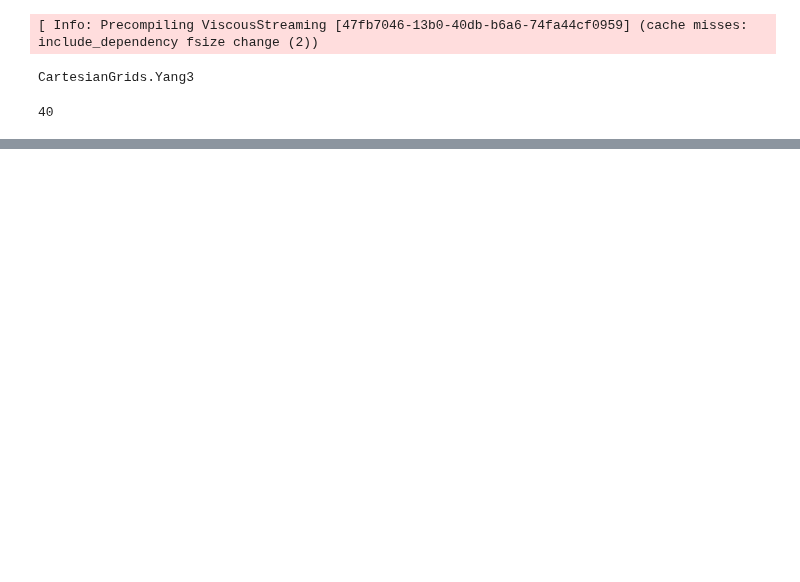
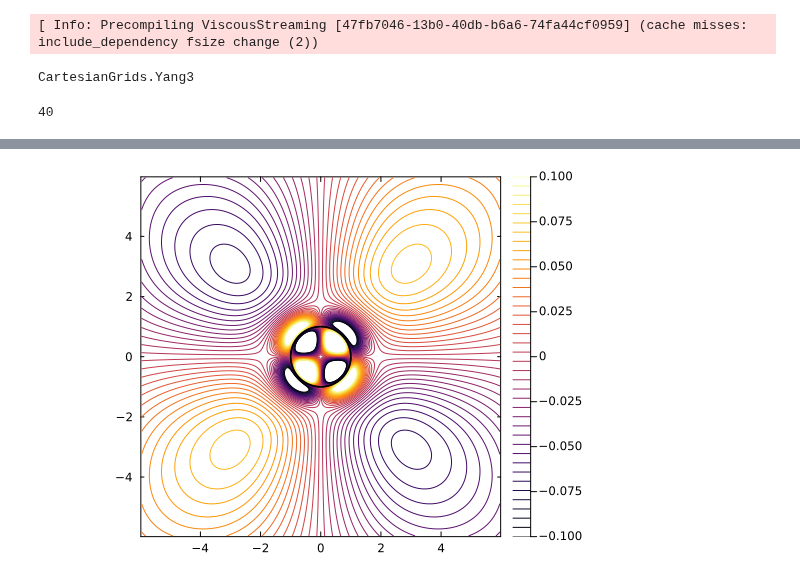
Before and after one commit to jdeldre/ViscousStreaming.jl, a Jupyter notebook: notebooks/test_numerical.ipynb, the cells around one changed output, grey strips where cells are left out. Drawn from its saved outputs; the diff is of its cells as text; code cells hidden in the pictures; blank space fills up the shorter version.

```diff
--- a/notebooks/test_numerical.ipynb
+++ b/notebooks/test_numerical.ipynb
@@ -62,0 +70,4 @@ plot(real(s1),sys1, levels=range(-1,1,length=40),clim=(-1,1), cbar=true, xlim=(-
+# %%
+plot(real(s2),sys, levels=range(-0.1,0.1,length=40),clim=(-0.1,0.1), cbar=true, xlim=(-Lx/2,Lx/2), ylim=(-Lx/2,Lx/2), bodyfill=false)
+# %% [output]
+[figure, added]
```
Also changed, not shown: parts of 9 cells of this notebook, 1 other file.
